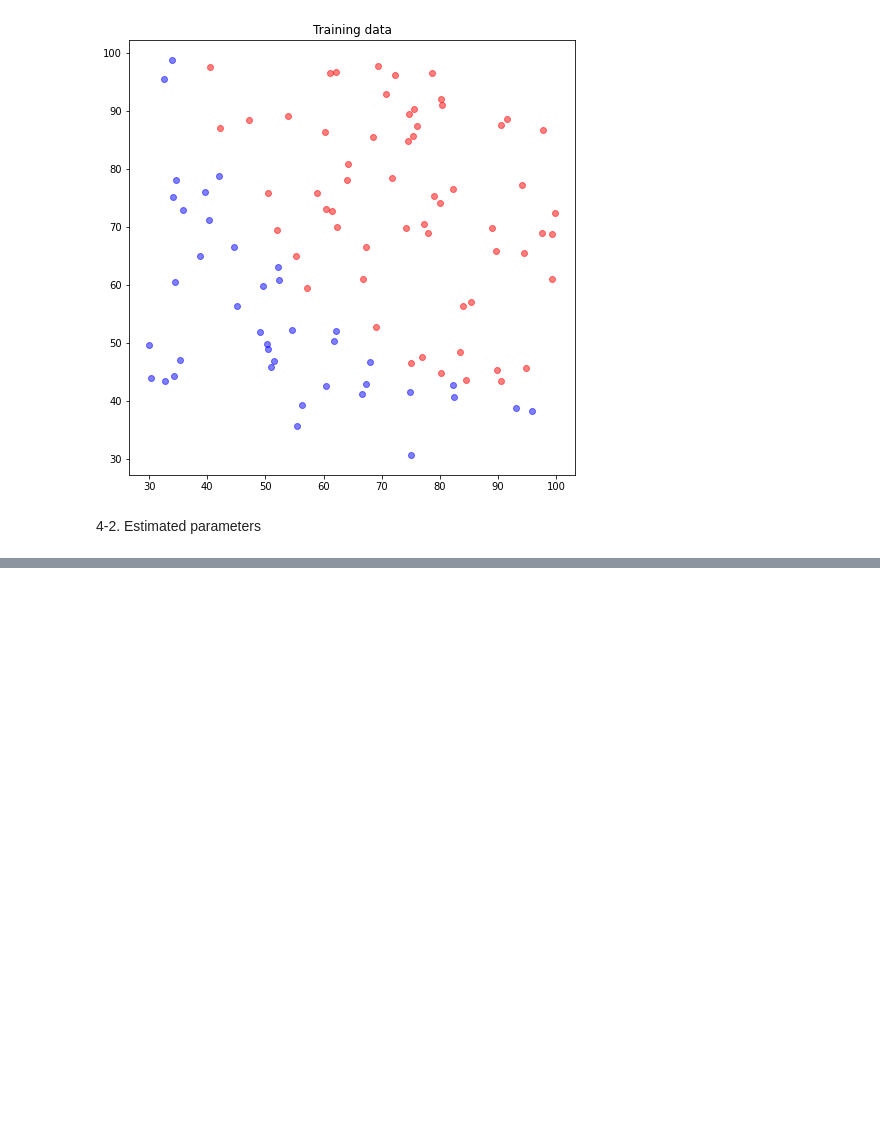
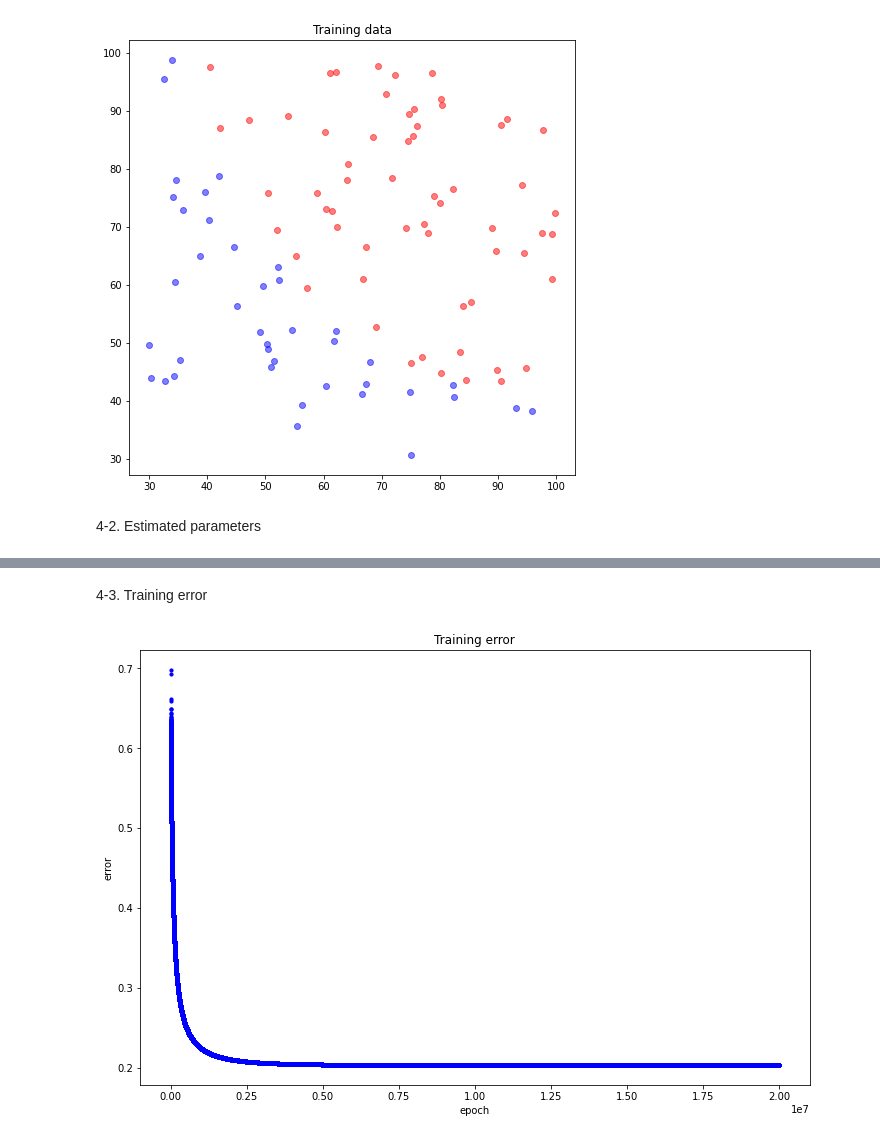
Before and after one commit to ihooni/class-MachineLearning, a Jupyter notebook: 05/assignment-05.ipynb, the cells around one changed output, grey strips where cells are left out. Cells and saved outputs as stored; diff of their text form; code cells hidden in the pictures; blank space fills up the shorter version.

```diff
--- a/05/assignment-05.ipynb
+++ b/05/assignment-05.ipynb
@@ -91,0 +91,11 @@ plt.show()
+# %% [markdown]
+4-3. Training error
+# %%
+plt.figure(figsize=(12, 8))
+plt.title('Training error')
+plt.scatter(epoch_tick, history['train_err'], c='b', s=10)
+plt.xlabel('epoch')
+plt.ylabel('error')
+plt.show()
+# %% [output]
+[figure, added]
```
Also changed, not shown: parts of 2 cells of this notebook.
